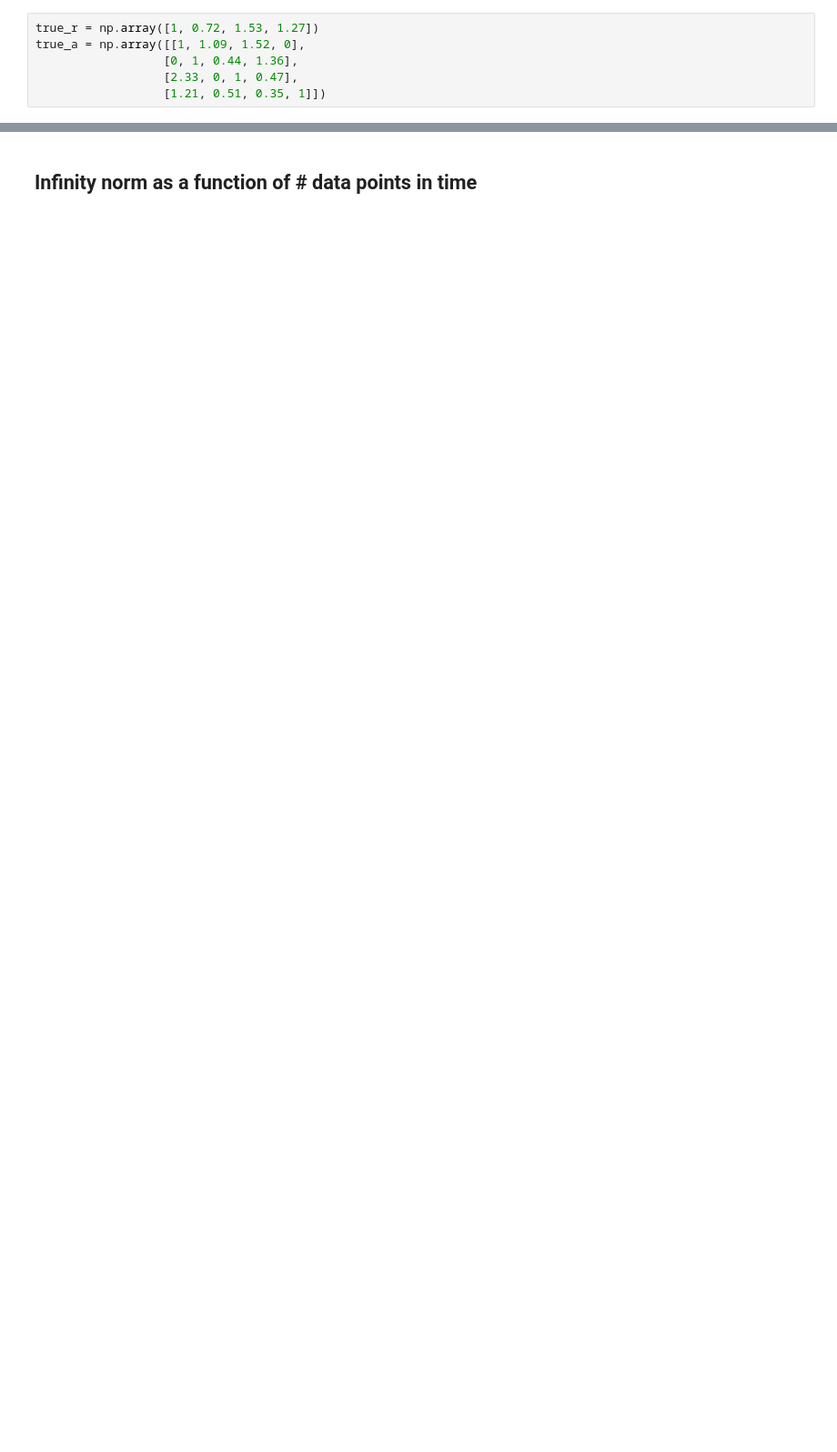
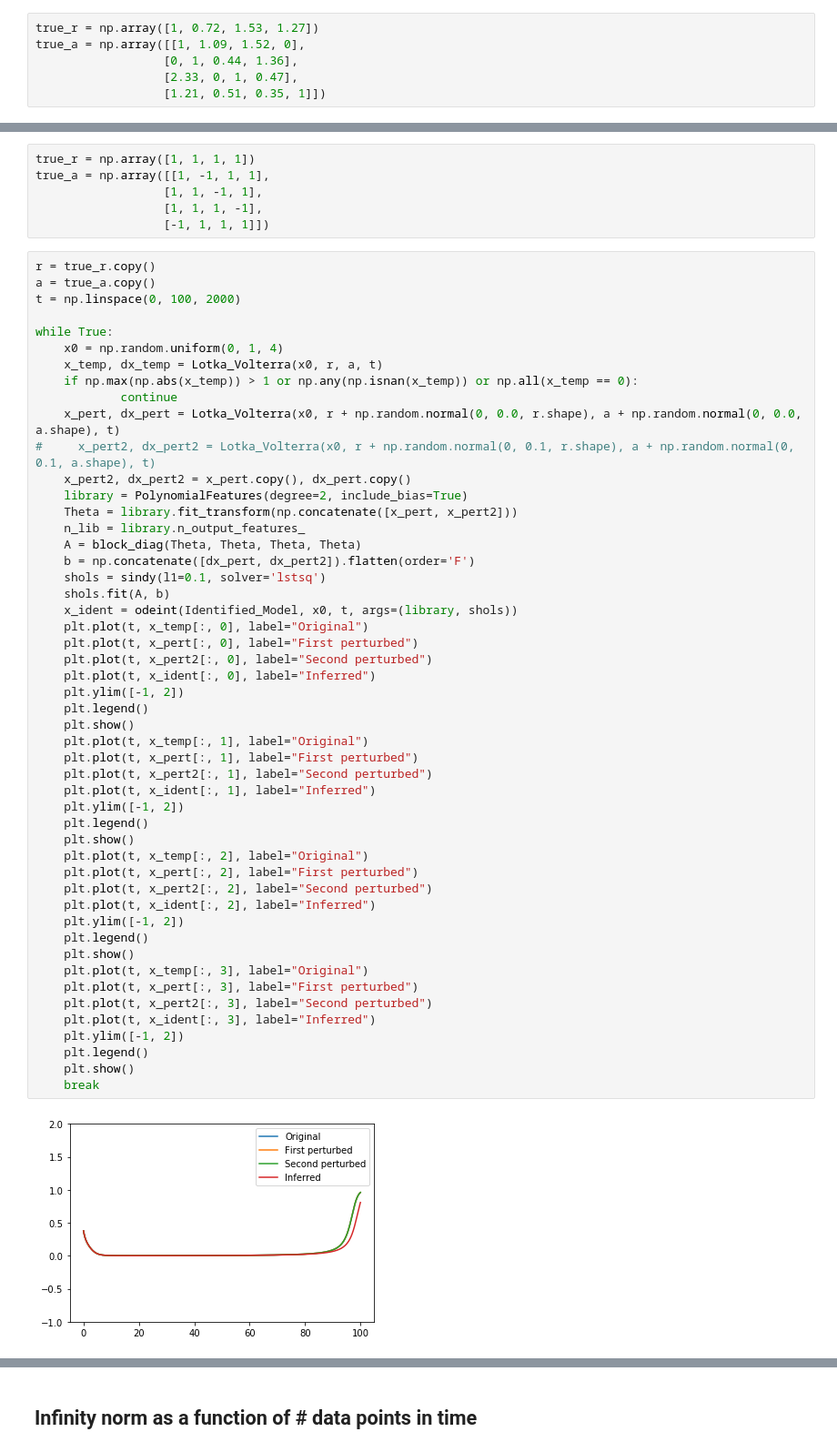
Before and after one commit to alexanderwhatley/am_205_final_project, a Jupyter notebook: Richard's Notebook.ipynb, the cells around one changed output, grey strips where cells are left out. Shown at 91% size. Drawn from its saved outputs; the diff is of its cells as text; blank space fills up the shorter version.

```diff
--- a/Richard's Notebook.ipynb
+++ b/Richard's Notebook.ipynb
@@ -149,0 +187,58 @@ true_a = np.array([[1, 1.09, 1.52, 0],
+# %%
+true_r = np.array([1, 1, 1, 1])
+true_a = np.array([[1, -1, 1, 1],
+                  [1, 1, -1, 1],
+                  [1, 1, 1, -1],
+                  [-1, 1, 1, 1]])
+# %%
+r = true_r.copy()
+a = true_a.copy()
+t = np.linspace(0, 100, 2000)
+
+while True:
+    x0 = np.random.uniform(0, 1, 4)
+    x_temp, dx_temp = Lotka_Volterra(x0, r, a, t)
+    if np.max(np.abs(x_temp)) > 1 or np.any(np.isnan(x_temp)) or np.all(x_temp == 0):
+            continue
+    x_pert, dx_pert = Lotka_Volterra(x0, r + np.random.normal(0, 0.0, r.shape), a + np.random.normal(0, 0.0, a.shape), t)
+#     x_pert2, dx_pert2 = Lotka_Volterra(x0, r + np.random.normal(0, 0.1, r.shape), a + np.random.normal(0, 0.1, a.shape), t)
+    x_pert2, dx_pert2 = x_pert.copy(), dx_pert.copy()
+    library = PolynomialFeatures(degree=2, include_bias=True)
+    Theta = library.fit_transform(np.concatenate([x_pert, x_pert2]))
+    n_lib = library.n_output_features_
+    A = block_diag(Theta, Theta, Theta, Theta)
+    b = np.concatenate([dx_pert, dx_pert2]).flatten(order='F')
+    shols = sindy(l1=0.1, solver='lstsq')
+    shols.fit(A, b)
+    x_ident = odeint(Identified_Model, x0, t, args=(library, shols))
+    plt.plot(t, x_temp[:, 0], label="Original")
+    plt.plot(t, x_pert[:, 0], label="First perturbed")
+    plt.plot(t, x_pert2[:, 0], label="Second perturbed")
+    plt.plot(t, x_ident[:, 0], label="Inferred")
+    plt.ylim([-1, 2])
+    plt.legend()
+    plt.show()
+    plt.plot(t, x_temp[:, 1], label="Original")
+    plt.plot(t, x_pert[:, 1], label="First perturbed")
+    plt.plot(t, x_pert2[:, 1], label="Second perturbed")
+    plt.plot(t, x_ident[:, 1], label="Inferred")
+    plt.ylim([-1, 2])
+    plt.legend()
+    plt.show()
+    plt.plot(t, x_temp[:, 2], label="Original")
+    plt.plot(t, x_pert[:, 2], label="First perturbed")
+    plt.plot(t, x_pert2[:, 2], label="Second perturbed")
+    plt.plot(t, x_ident[:, 2], label="Inferred")
+    plt.ylim([-1, 2])
+    plt.legend()
+    plt.show()
+    plt.plot(t, x_temp[:, 3], label="Original")
+    plt.plot(t, x_pert[:, 3], label="First perturbed")
+    plt.plot(t, x_pert2[:, 3], label="Second perturbed")
+    plt.plot(t, x_ident[:, 3], label="Inferred")
+    plt.ylim([-1, 2])
+    plt.legend()
+    plt.show()
+    break
+# %% [output]
+[figure, added]
```
Also changed, not shown: parts of 15 cells of this notebook, 3 other files.
